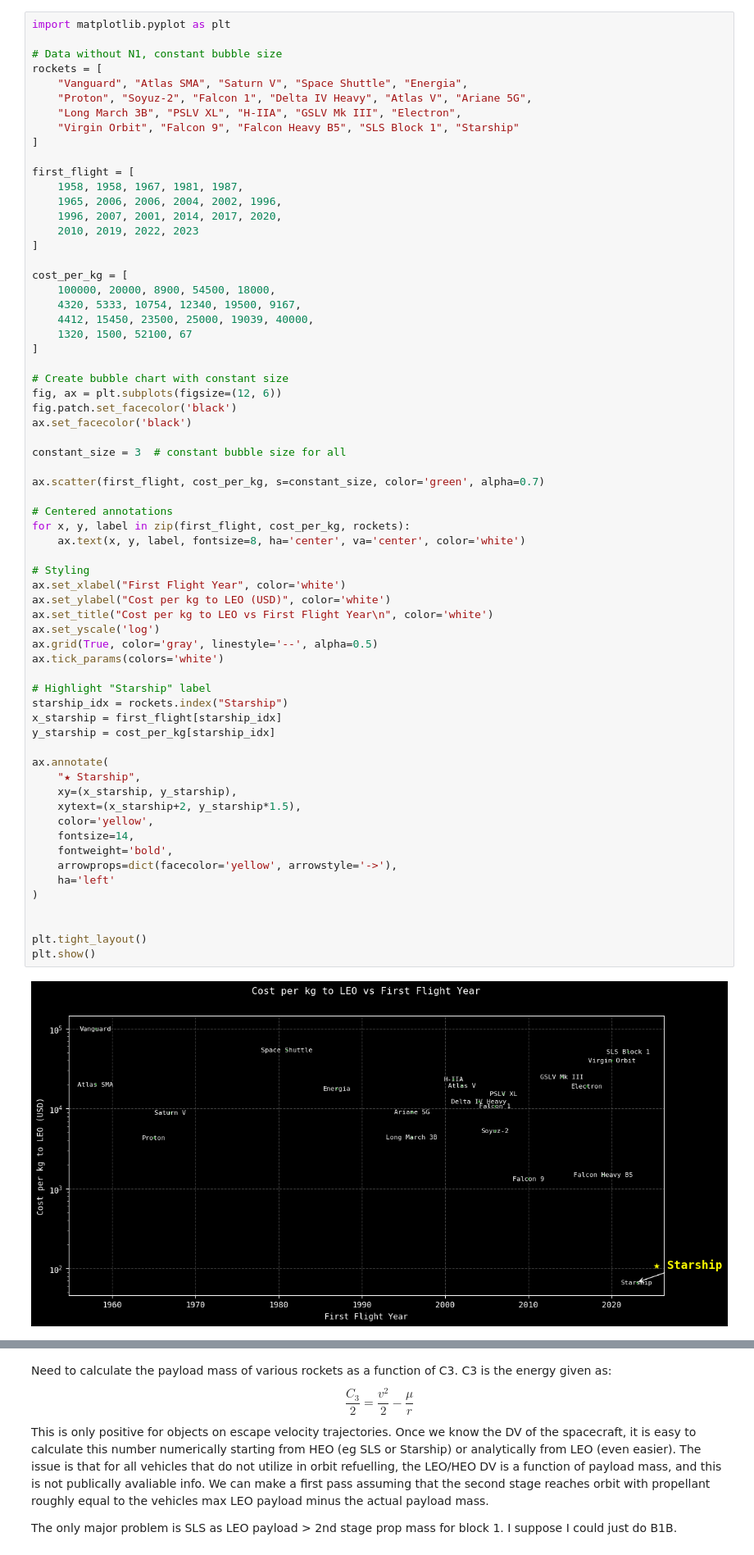
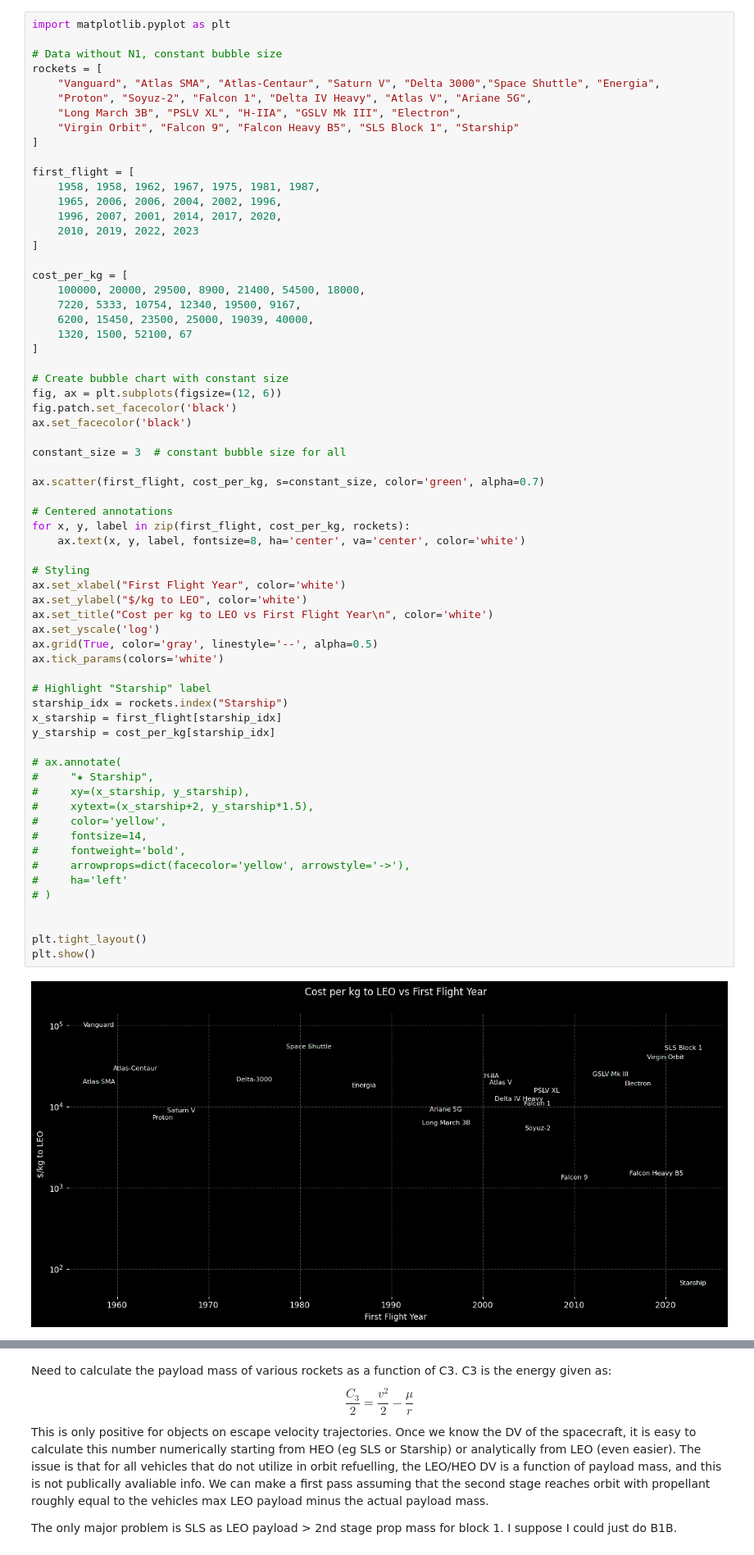
Before and after one commit to jackSN8/orbits.js, a Jupyter notebook: starship_science_graphs.ipynb, the cells around one changed output, grey strips where cells are left out. Shown at 82% size. Drawn from its saved outputs; the diff is of its cells as text.

```diff
--- a/starship_science_graphs.ipynb
+++ b/starship_science_graphs.ipynb
@@ -19,65 +63,65 @@ import matplotlib.pyplot as plt
 
 # Data without N1, constant bubble size
 rockets = [
-    "Vanguard", "Atlas SMA", "Saturn V", "Space Shuttle", "Energia",
+    "Vanguard", "Atlas SMA", "Atlas-Centaur", "Saturn V", "Delta 3000","Space Shuttle", "Energia",
     "Proton", "Soyuz-2", "Falcon 1", "Delta IV Heavy", "Atlas V", "Ariane 5G",
     "Long March 3B", "PSLV XL", "H-IIA", "GSLV Mk III", "Electron",
     "Virgin Orbit", "Falcon 9", "Falcon Heavy B5", "SLS Block 1", "Starship"
 ]
 
 first_flight = [
-    1958, 1958, 1967, 1981, 1987,
+    1958, 1958, 1962, 1967, 1975, 1981, 1987,
     1965, 2006, 2006, 2004, 2002, 1996,
     1996, 2007, 2001, 2014, 2017, 2020,
     2010, 2019, 2022, 2023
 ]
 
 cost_per_kg = [
-    100000, 20000, 8900, 54500, 18000,
-    4320, 5333, 10754, 12340, 19500, 9167,
-    4412, 15450, 23500, 25000, 19039, 40000,
+    100000, 20000, 29500, 8900, 21400, 54500, 18000,
+    7220, 5333, 10754, 12340, 19500, 9167,
+    6200, 15450, 23500, 25000, 19039, 40000,
     1320, 1500, 52100, 67
 ]
 
 # Create bubble chart with constant size
 fig, ax = plt.subplots(figsize=(12, 6))
 fig.patch.set_facecolor('black')
 ax.set_facecolor('black')
 
 constant_size = 3  # constant bubble size for all
 
 ax.scatter(first_flight, cost_per_kg, s=constant_size, color='green', alpha=0.7)
 
 # Centered annotations
 for x, y, label in zip(first_flight, cost_per_kg, rockets):
     ax.text(x, y, label, fontsize=8, ha='center', va='center', color='white')
 
 # Styling
 ax.set_xlabel("First Flight Year", color='white')
-ax.set_ylabel("Cost per kg to LEO (USD)", color='white')
+ax.set_ylabel("$/kg to LEO", color='white')
 ax.set_title("Cost per kg to LEO vs First Flight Year\n", color='white')
 ax.set_yscale('log')
 ax.grid(True, color='gray', linestyle='--', alpha=0.5)
 ax.tick_params(colors='white')
 
 # Highlight "Starship" label
 starship_idx = rockets.index("Starship")
 x_starship = first_flight[starship_idx]
 y_starship = cost_per_kg[starship_idx]
 
-ax.annotate(
-    "★ Starship",
-    xy=(x_starship, y_starship),
-    xytext=(x_starship+2, y_starship*1.5),
-    color='yellow',
-    fontsize=14,
-    fontweight='bold',
-    arrowprops=dict(facecolor='yellow', arrowstyle='->'),
-    ha='left'
-)
+# ax.annotate(
+#     "★ Starship",
+#     xy=(x_starship, y_starship),
+#     xytext=(x_starship+2, y_starship*1.5),
+#     color='yellow',
+#     fontsize=14,
+#     fontweight='bold',
+#     arrowprops=dict(facecolor='yellow', arrowstyle='->'),
+#     ha='left'
+# )
 
 
 plt.tight_layout()
 plt.show()
 # %% [output]
-[figure, old version]
+[figure, new version]
```
Also changed, not shown: parts of 7 cells of this notebook, 18 other files.
